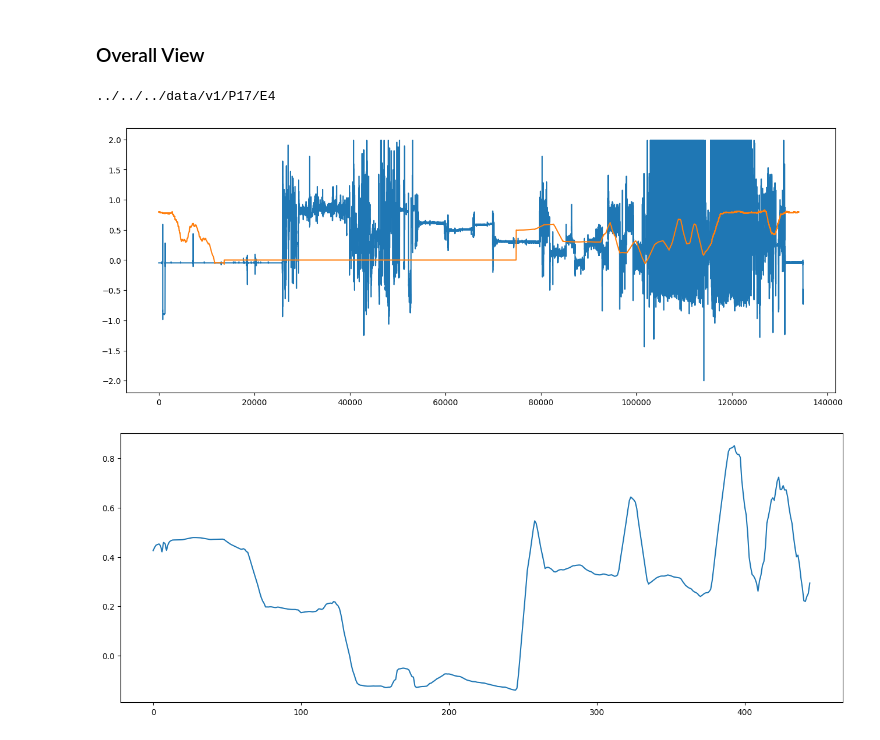
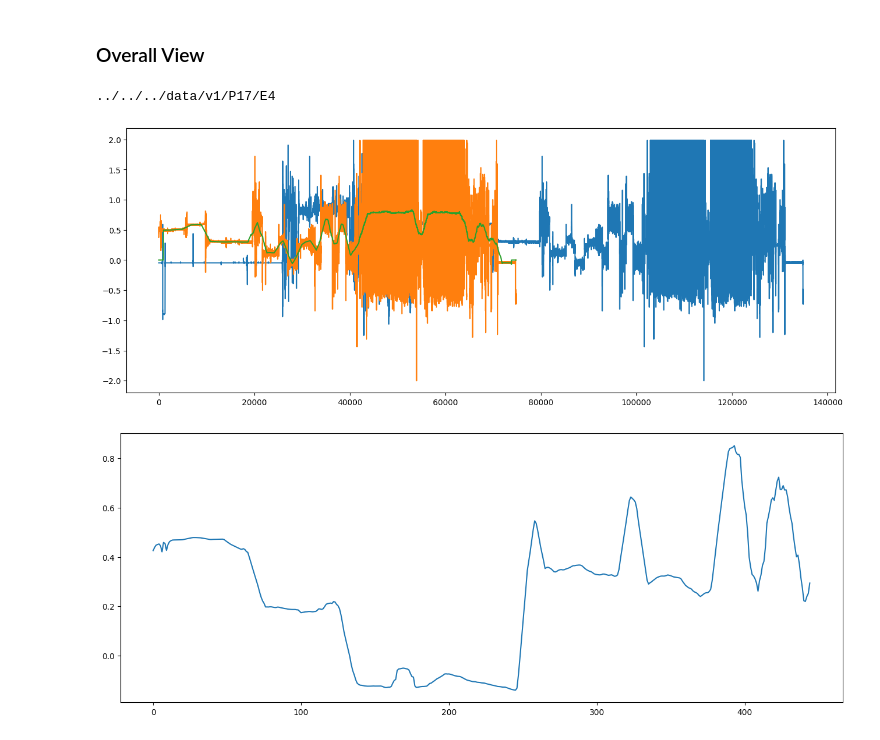
Before and after one commit to FYP-22-23-EEE/weee-dataset, a Jupyter notebook: notebooks/sensors/accelerometer/accelerometer_visualization.ipynb, the cells around one changed output. Saved outputs shown, nothing was run; the diff lists cells and outputs as text; code cells hidden in the pictures.

```diff
--- a/notebooks/sensors/accelerometer/accelerometer_visualization.ipynb
+++ b/notebooks/sensors/accelerometer/accelerometer_visualization.ipynb
@@ -20,34 +20,40 @@ path_list = [os.path.join("../../..", VAR_ENV["dataset.path"], VAR_ENV["dataset.
 # %%
 # dataset manipulation
 for path in path_list[16:17]:
     print(path)
-    # df_temp = pd.read_csv(os.path.join(path, "modified_ACC.csv"))
-    df = pd.read_csv(os.path.join(path, "ACC.csv"))
+    df_init = pd.read_csv(os.path.join(path, "ACC.csv"))
     df_modified = pd.read_csv(os.path.join(path, "modified_ACC.csv"))
+    df_modified_with_CMA = pd.read_csv(os.path.join(path, "modified_with_CMA_ACC.csv"))
 
-    initial_time = float(df.columns[0])
-    frequency = float(df.iloc[0, 0])
-    df = df.drop([0])
-    df.columns = ["acc_x", "acc_y", "acc_z"]
-    df["acc_x"] = df["acc_x"]/64
-    # df_temp["acc_y"] = df["acc_y"]/64
-    # df_temp["acc_z"] = df["acc_z"]/64
+    initial_time = float(df_init.columns[0])
+    frequency = float(df_init.iloc[0, 0])
+    df_init = df_init.drop([0])
+    df_init.columns = ["acc_x", "acc_y", "acc_z"]
+
     timestamps = [datetime.datetime.fromtimestamp(
-        initial_time+(i/frequency), datetime.timezone(datetime.timedelta(hours=0))) for i in range(len(df))]
-    df.insert(0, "timestamp", timestamps, True)
+        initial_time+(i/frequency), datetime.timezone(datetime.timedelta(hours=0))) for i in range(len(df_init))]
+    df_init.insert(0, "timestamp", timestamps, True)
 
+    df_init["acc_x"] = df_init["acc_x"]/64
+    df_init["acc_y"] = df_init["acc_y"]/64
+    df_init["acc_z"] = df_init["acc_z"]/64
+
+    df_modified["acc_x"] = df_modified["acc_x"]/64
+    df_modified["acc_y"] = df_modified["acc_y"]/64
+    df_modified["acc_z"] = df_modified["acc_z"]/64
 
     # Set the width and height of the figure
     plt.figure(figsize=(16,6))
     # Line chart showing how each person accelerometer data evolved over time
-    plt.plot(df.acc_x)
-    plt.plot(df_modified.acc_x_avg)
+    plt.plot(df_init.acc_x)
+    plt.plot(df_modified.acc_x)
+    plt.plot(df_modified_with_CMA.acc_x_avg)
     # plt.plot(df.acc_z)
     # plt.xticks(np.arange(0,len(df),len(df)//16), df.timestamp[0:len(df):len(df)//16], rotation=90)
     plt.show()
 # %% [output]
 ../../../data/v1/P17/E4
-[figure, old version]
+[figure, new version]
 # %%
 # dataset manipulation
 for path in path_list[:3]:
```
Also changed, not shown: 4 other files.
